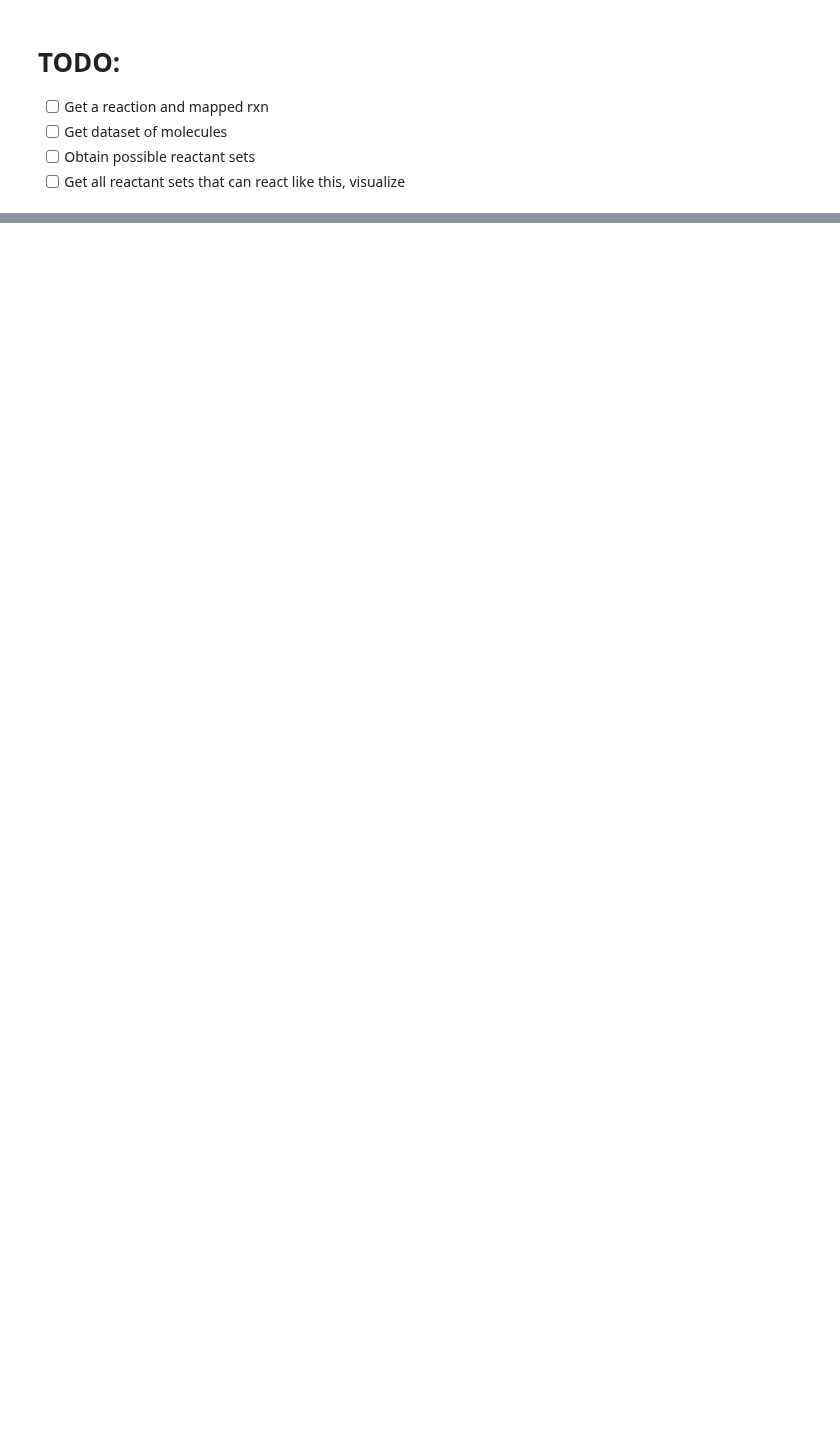
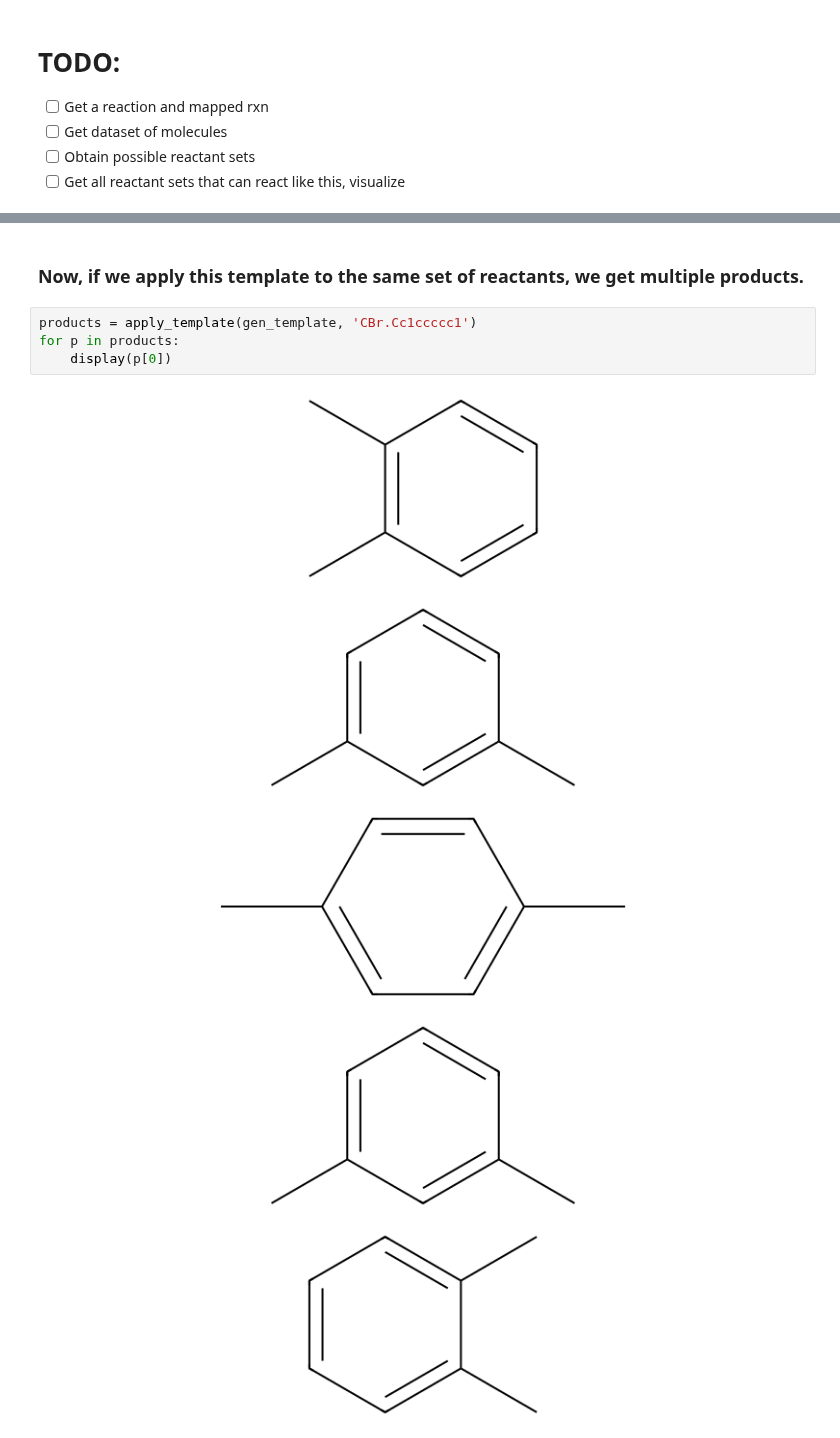
Before and after one commit to schwallergroup/ai4chem_course, a Jupyter notebook: notebooks/09 - Reaction properties/01_atom_mapping.ipynb, the cells around one changed output, grey strips where cells are left out. Drawn from its saved outputs; the diff is of its cells as text; blank space fills up the shorter version.

```diff
--- a/notebooks/09 - Reaction properties/01_atom_mapping.ipynb
+++ b/notebooks/09 - Reaction properties/01_atom_mapping.ipynb
@@ -139,0 +89,12 @@ visualize_mols(pred_reactants[0])
+# %% [markdown]
+### Now, if we apply this template to the same set of reactants, we get multiple products.
+# %%
+products = apply_template(gen_template, 'CBr.Cc1ccccc1')
+for p in products:
+    display(p[0])
+# %% [output]
+[figure, added]
+[figure, added]
+[figure, added]
+[figure, added]
+[figure, added]
```
Also changed, not shown: parts of 18 cells of this notebook, 2 other files.
